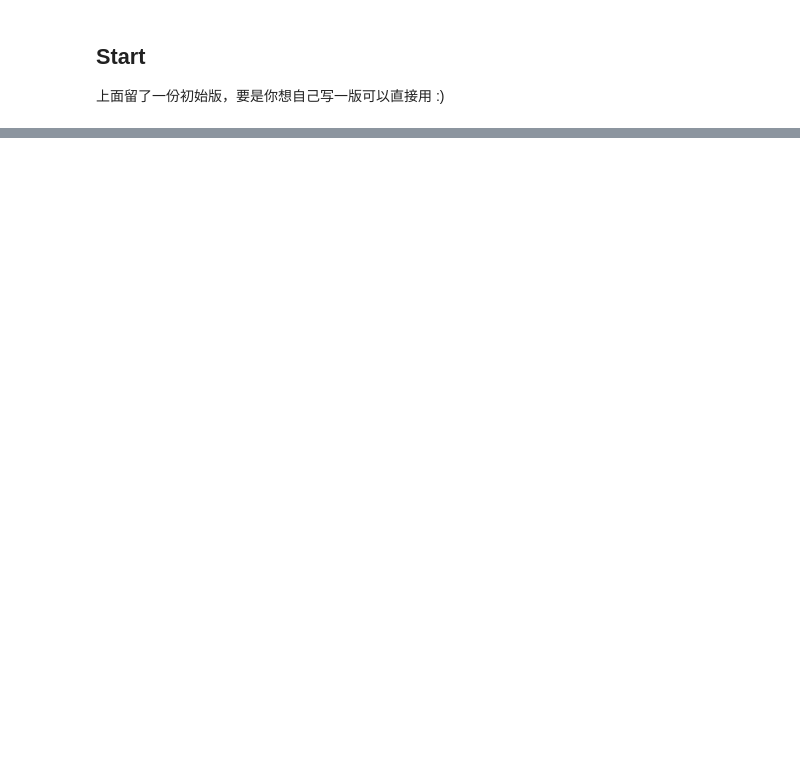
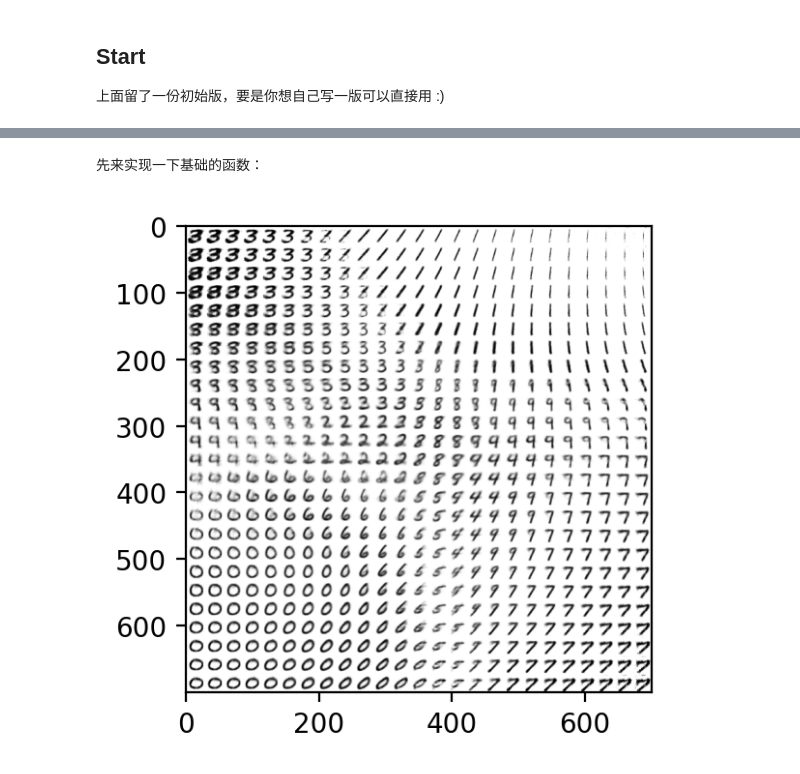
Before and after one commit to XuRui314/CS228-PGM, a Jupyter notebook: CS_228_hw_1.ipynb, the cells around one changed output, grey strips where cells are left out. Drawn from its saved outputs; the diff is of its cells as text; code cells hidden in the pictures; blank space fills up the shorter version.

```diff
--- a/CS_228_hw_1.ipynb
+++ b/CS_228_hw_1.ipynb
@@ -269,0 +360,2 @@ if __name__== '__main__':
+# %% [markdown]
+先来实现一下基础的函数：
@@ -269,0 +401,48 @@ if __name__== '__main__':
+# %%
+def q5():
+  '''
+  Plots the expected images for each latent configuration on a 2D grid. Rest is TODO.
+  '''
+  canvas = np.empty((28 * len(disc_z1), 28 * len(disc_z2)))
+  figs = get_conditional_expectation()
+  for i, z1_val in enumerate(disc_z1):
+    for j, z2_val in enumerate(disc_z2):
+      canvas[(len(disc_z1) - i - 1) * 28:(len(disc_z2) - i) * 28, j * 28:(j + 1) * 28] = \
+    	figs[i * 25 + j].reshape(28, 28)
+  plt.figure(figsize=(4,3),dpi=200)
+  plt.imshow(canvas, cmap='gray')
+  plt.tight_layout()
+  plt.savefig('a5', bbox_inches='tight')
+  plt.show()
+  plt.close()
+
+  return
+# %%
+# 来跑一下
+def main():
+
+  global disc_z1, disc_z2
+  n_disc_z = 25
+  disc_z1 = np.linspace(-3, 3, n_disc_z)
+  disc_z2 = np.linspace(-3, 3, n_disc_z)
+
+  global bayes_net
+  bayes_net = load_model('trained_mnist_model')
+
+  '''
+  TODO: Using the above Bayesian Network model, complete the following parts.
+  '''
+
+  # q4()
+  q5()
+  return
+  q6()
+  q7()
+
+  return
+
+if __name__== '__main__':
+
+  main()
+# %% [output]
+[figure, added]
```
Also changed, not shown: parts of 22 cells of this notebook.
